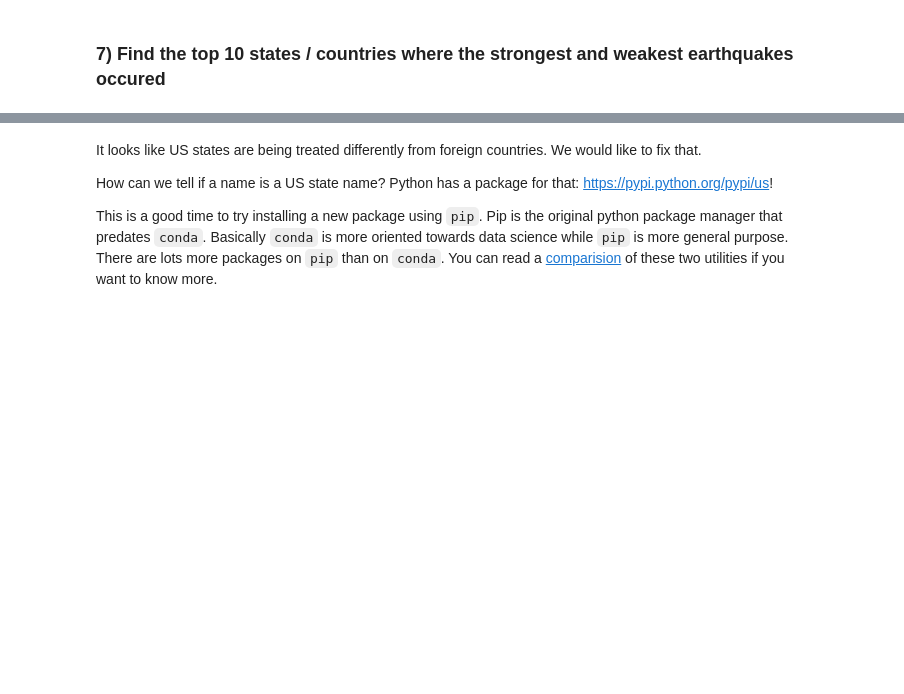
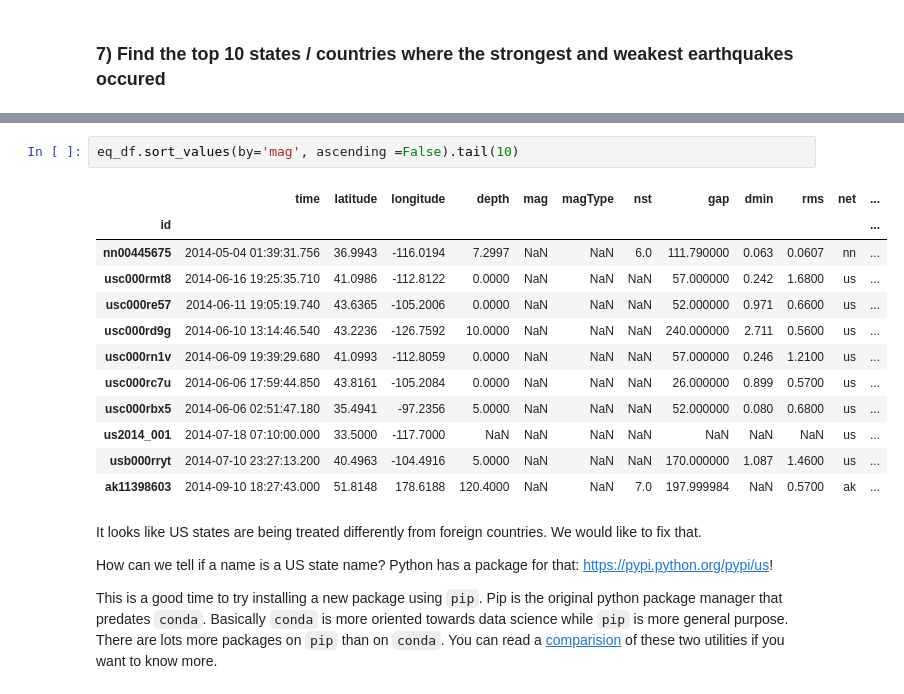
Before and after one commit to dantlp/CMSC6950_Assignments, a Jupyter notebook: Assignment8/Assignment_8.ipynb, the cells around one changed output, grey strips where cells are left out. Drawn from its saved outputs; the diff is of its cells as text; blank space fills up the shorter version.

```diff
--- a/Assignment8/Assignment_8.ipynb
+++ b/Assignment8/Assignment_8.ipynb
@@ -160,3 +183,18 @@ AttributeError: Can only use .str accessor with string values!
+# %%
+eq_df.sort_values(by='mag', ascending =False).tail(10)
+# %% [output]
+|  | time | latitude | longitude | depth | mag | magType | nst | gap | dmin | rms | net | ... |
+| id |  |  |  |  |  |  |  |  |  |  |  | ... |
+| nn00445675 | 2014-05-04 01:39:31.756 | 36.9943 | -116.0194 | 7.2997 | NaN | NaN | 6.0 | 111.790000 | 0.063 | 0.0607 | nn | ... |
+| usc000rmt8 | 2014-06-16 19:25:35.710 | 41.0986 | -112.8122 | 0.0000 | NaN | NaN | NaN | 57.000000 | 0.242 | 1.6800 | us | ... |
+| usc000re57 | 2014-06-11 19:05:19.740 | 43.6365 | -105.2006 | 0.0000 | NaN | NaN | NaN | 52.000000 | 0.971 | 0.6600 | us | ... |
+| usc000rd9g | 2014-06-10 13:14:46.540 | 43.2236 | -126.7592 | 10.0000 | NaN | NaN | NaN | 240.000000 | 2.711 | 0.5600 | us | ... |
+| usc000rn1v | 2014-06-09 19:39:29.680 | 41.0993 | -112.8059 | 0.0000 | NaN | NaN | NaN | 57.000000 | 0.246 | 1.2100 | us | ... |
+| usc000rc7u | 2014-06-06 17:59:44.850 | 43.8161 | -105.2084 | 0.0000 | NaN | NaN | NaN | 26.000000 | 0.899 | 0.5700 | us | ... |
+| usc000rbx5 | 2014-06-06 02:51:47.180 | 35.4941 | -97.2356 | 5.0000 | NaN | NaN | NaN | 52.000000 | 0.080 | 0.6800 | us | ... |
+| us2014_001 | 2014-07-18 07:10:00.000 | 33.5000 | -117.7000 | NaN | NaN | NaN | NaN | NaN | NaN | NaN | us | ... |
+| usb000rryt | 2014-07-10 23:27:13.200 | 40.4963 | -104.4916 | 5.0000 | NaN | NaN | NaN | 170.000000 | 1.087 | 1.4600 | us | ... |
+| ak11398603 | 2014-09-10 18:27:43.000 | 51.8148 | 178.6188 | 120.4000 | NaN | NaN | 7.0 | 197.999984 | NaN | 0.5700 | ak | ... |
 # %% [markdown]
 It looks like US states are being treated differently from foreign countries. We would like to fix that.
 
```
Also changed, not shown: parts of 5 cells of this notebook.
